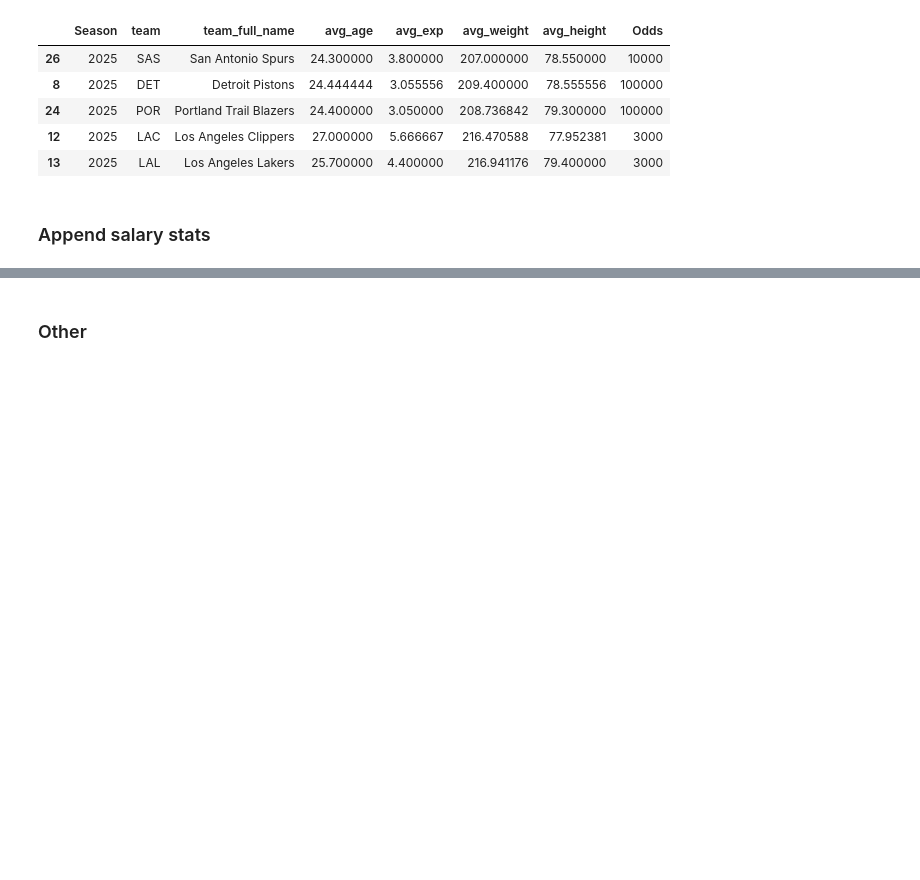
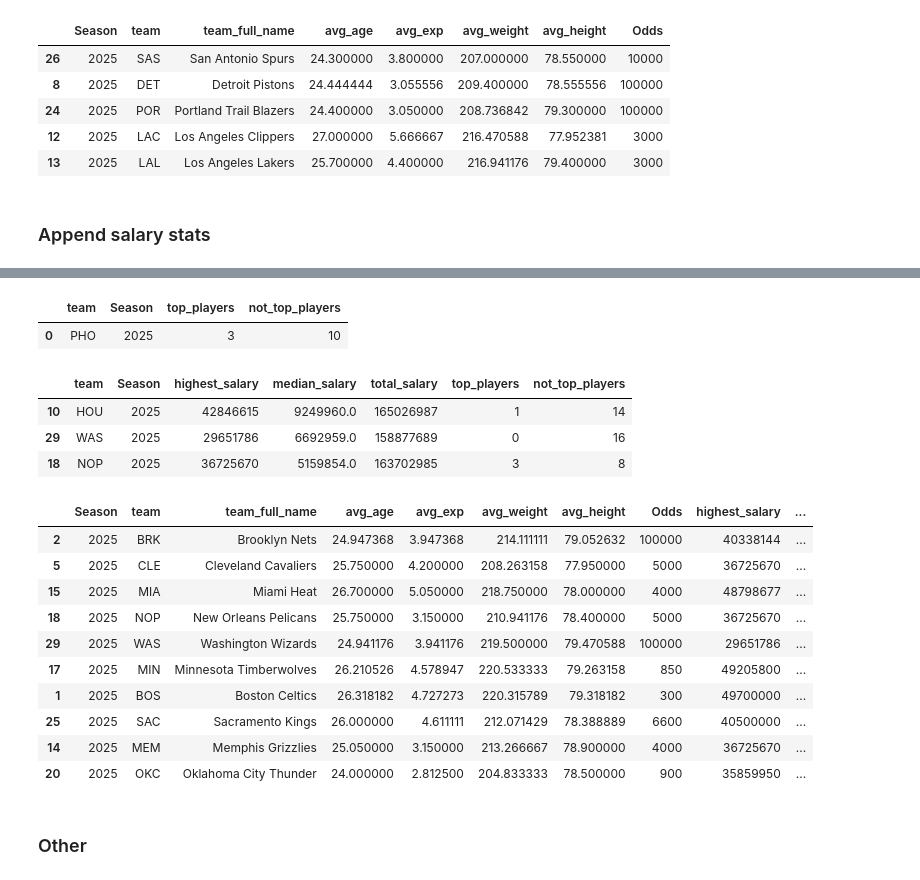
Before and after one commit to TomHavy/Nba-Standings-Prediction, a Jupyter notebook: scrap-nba-data.ipynb, the cells around one changed output, grey strips where cells are left out. Cells and saved outputs as stored; diff of their text form; code cells hidden in the pictures; blank space fills up the shorter version.

Commit message:
chore: added script to collect player salary data

```diff
--- a/scrap-nba-data.ipynb
+++ b/scrap-nba-data.ipynb
@@ -245,0 +344,39 @@ avg_n_odds.sample(5)
+# %%
+salaries[salaries['team']=='PHO'].groupby(['team', 'Season']).apply(count_top_players).reset_index()
+# %% [output]
+|  | team | Season | top_players | not_top_players |
+| 0 | PHO | 2025 | 3 | 10 |
+# %%
+top_players = salaries.groupby(['team', 'Season']).apply(count_top_players).reset_index()
+# %%
+team_salary_stats = salaries.groupby(['team', 'Season']).agg(
+    highest_salary=('Salary', 'max'),
+    median_salary=('Salary', 'median'),
+    total_salary=('Salary', 'sum'),
+
+).reset_index()
+# %%
+team_salary_stats = pd.merge(team_salary_stats, top_players, on=['team', 'Season'], how="left")
+# %%
+team_salary_stats.sample(3)
+# %% [output]
+|  | team | Season | highest_salary | median_salary | total_salary | top_players | not_top_players |
+| 10 | HOU | 2025 | 42846615 | 9249960.0 | 165026987 | 1 | 14 |
+| 29 | WAS | 2025 | 29651786 | 6692959.0 | 158877689 | 0 | 16 |
+| 18 | NOP | 2025 | 36725670 | 5159854.0 | 163702985 | 3 | 8 |
+# %%
+avg_odds_salary_players = pd.merge(avg_n_odds, team_salary_stats,on=['team', 'Season'], how='left')
+# %%
+avg_odds_salary_players.sample(10)
+# %% [output]
+|  | Season | team | team_full_name | avg_age | avg_exp | avg_weight | avg_height | Odds | highest_salary | ... |
+| 2 | 2025 | BRK | Brooklyn Nets | 24.947368 | 3.947368 | 214.111111 | 79.052632 | 100000 | 40338144 | ... |
+| 5 | 2025 | CLE | Cleveland Cavaliers | 25.750000 | 4.200000 | 208.263158 | 77.950000 | 5000 | 36725670 | ... |
+| 15 | 2025 | MIA | Miami Heat | 26.700000 | 5.050000 | 218.750000 | 78.000000 | 4000 | 48798677 | ... |
+| 18 | 2025 | NOP | New Orleans Pelicans | 25.750000 | 3.150000 | 210.941176 | 78.400000 | 5000 | 36725670 | ... |
+| 29 | 2025 | WAS | Washington Wizards | 24.941176 | 3.941176 | 219.500000 | 79.470588 | 100000 | 29651786 | ... |
+| 17 | 2025 | MIN | Minnesota Timberwolves | 26.210526 | 4.578947 | 220.533333 | 79.263158 | 850 | 49205800 | ... |
+| 1 | 2025 | BOS | Boston Celtics | 26.318182 | 4.727273 | 220.315789 | 79.318182 | 300 | 49700000 | ... |
+| 25 | 2025 | SAC | Sacramento Kings | 26.000000 | 4.611111 | 212.071429 | 78.388889 | 6600 | 40500000 | ... |
+| 14 | 2025 | MEM | Memphis Grizzlies | 25.050000 | 3.150000 | 213.266667 | 78.900000 | 4000 | 36725670 | ... |
+| 20 | 2025 | OKC | Oklahoma City Thunder | 24.000000 | 2.812500 | 204.833333 | 78.500000 | 900 | 35859950 | ... |
```
Also changed, not shown: parts of 11 cells of this notebook.
